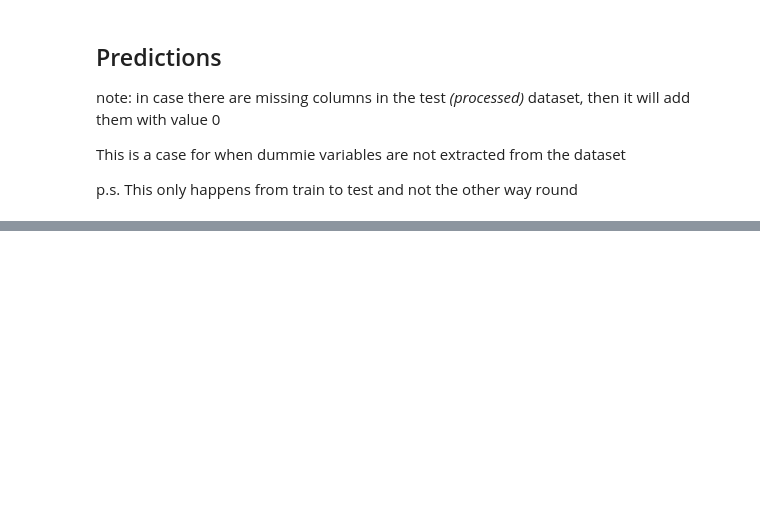
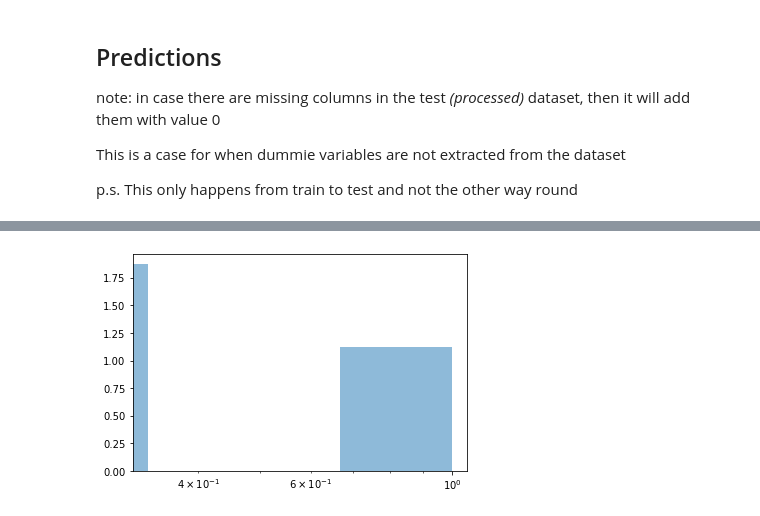
Before and after one commit to averissimo/exploratory-data-analysis-assement, a Jupyter notebook: Assessment.ipynb, the cells around one changed output, grey strips where cells are left out. Cells and saved outputs as stored; diff of their text form; code cells hidden in the pictures; blank space fills up the shorter version.

```diff
--- a/Assessment.ipynb
+++ b/Assessment.ipynb
@@ -861,4 +867,5 @@ xtest_extended = xtest_extended.loc[:, xtrain.columns]
 # %%
+predictions = []
 for i, (m, model_name)  in enumerate(zip(models, [
             "LogisticRegression",
             "SVC_linear",
@@ -873,3 +880,18 @@ for i, (m, model_name)  in enumerate(zip(models, [
     my_fit = fit_model(xtrain, ytrain, m)
     ypred = my_fit['fitted'].predict(xtest_extended)
     np.savetxt(f"predictions/pred-{model_name}.csv", ypred, delimiter = ";")
+    predictions.append( (model_name, ypred) )
+# %%
+cols = ['ModelName']
+cols.extend([f"obs_{num}" for num in range(40)])
+all_preds = pd.DataFrame(columns = cols)
+# %%
+for line in predictions:
+    new_line = [line[0]]
+    new_line.extend(line[1])
+    new_df = pd.DataFrame(
+        [new_line],
+        columns=cols
+        )
+    all_preds = pd.concat([all_preds, new_df])
+all_preds
@@ -875,0 +921,5 @@ for i, (m, model_name)  in enumerate(zip(models, [
+# %%
+plt.hist(all_preds.loc[:, "obs_31"], alpha=0.5, bins=3, density=True)
+plt.xscale('log')
+# %% [output]
+[figure, added]
```
Also changed, not shown: parts of 4 cells of this notebook.
